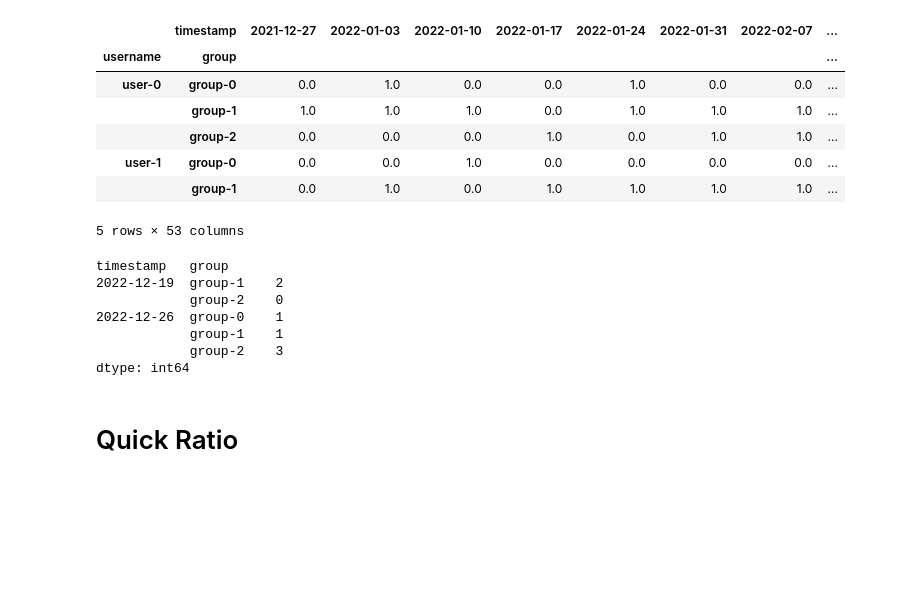
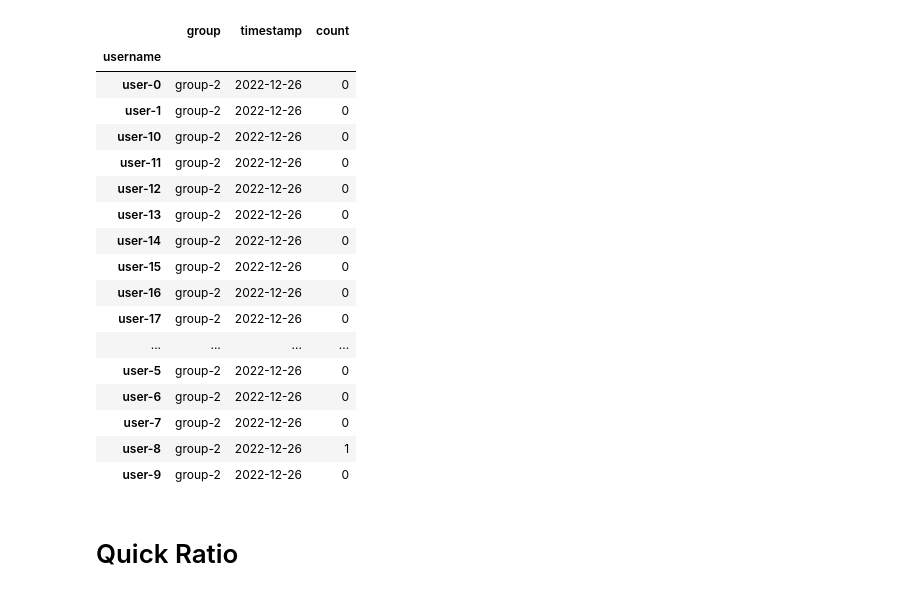
Before and after one commit to hidek84/product-growth-analysis, a Jupyter notebook: product-growth-analysis.ipynb, the cells around one changed output. Cells and saved outputs as stored; diff of their text form; code cells hidden in the pictures; blank space fills up the shorter version.

```diff
--- a/product-growth-analysis.ipynb
+++ b/product-growth-analysis.ipynb
@@ -179,56 +183,75 @@ def get_au1_au2(df, add_column, freq1, freq2):
     ).dropna()[["count"]]
 
 
-def get_lness_df(df, add_column, max_, min_, is_churn=False):
+def get_lness_stacked_df(df, add_column, max_, min_, is_churn=False):
     matrix_df = create_matrix_username_index(df, add_column)
     new_user_mask_df = matrix_df.cumsum(axis=1) > 0
 
     if is_churn:
         matrix_df = (~matrix_df.astype(bool)).astype(int)
     original_df = matrix_df.copy()
     for shift_num in range(1, max_):
         matrix_df += original_df.shift(shift_num, axis=1)
 
     return (
         (new_user_mask_df & (matrix_df >= min_))
         .astype(int)
         .stack()
         .to_frame("count")
         .reset_index()
+    )
+
+
+def get_lness_df(df, add_column, max_, min_, is_churn=False):
+    return (
+        get_lness_stacked_df(df, add_column, max_, min_, is_churn)
         .pivot(index=[COL_TIMESTAMP, add_column], columns=COL_USERNAME, values="count")
         .sum(axis=1)
+    )
+
+
+def get_recent_power_users(df, add_column, max_, min_):
+    base_df = get_lness_stacked_df(df, add_column, max_, min_, False)
+    latest_timestamp = base_df["timestamp"].sort_values().iloc[-1]
+
+    return (
+        base_df[base_df[COL_TIMESTAMP] == latest_timestamp].groupby(COL_USERNAME).max()
     )
 
 
 # Test
 # display(create_matrix_username_index(df, COL_GROUP).head())
 # display(create_matrix_timestamp_index(df, COL_GROUP).head())
 # display(get_new_user_mask(df, COL_GROUP).head())
 # display(get_new_user(df, COL_GROUP).head())
 # display(get_retained_user(df, COL_GROUP).head())
 # display(get_resurrected_user(df, COL_GROUP).head())
 # display(get_churned_user(df, COL_GROUP).head())
 # display(get_continuous_churned_user(df, COL_GROUP).head())
 # display(get_au1_au2(df, COL_GROUP, 'W', '4W').head())
 
-display(create_matrix_username_index(df, COL_GROUP).head())
-get_lness_df(df, COL_GROUP, 2, 2, True).tail()
+# display(create_matrix_username_index(df, COL_GROUP).head())
+get_lness_df(df, COL_GROUP, 2, 2, False)
+get_recent_power_users(df, COL_GROUP, 12, 12)
 # %% [output]
-|  | timestamp | 2021-12-27 | 2022-01-03 | 2022-01-10 | 2022-01-17 | 2022-01-24 | 2022-01-31 | 2022-02-07 | ... |
-| username | group |  |  |  |  |  |  |  | ... |
-| user-0 | group-0 | 0.0 | 1.0 | 0.0 | 0.0 | 1.0 | 0.0 | 0.0 | ... |
-|  | group-1 | 1.0 | 1.0 | 1.0 | 0.0 | 1.0 | 1.0 | 1.0 | ... |
-|  | group-2 | 0.0 | 0.0 | 0.0 | 1.0 | 0.0 | 1.0 | 1.0 | ... |
-| user-1 | group-0 | 0.0 | 0.0 | 1.0 | 0.0 | 0.0 | 0.0 | 0.0 | ... |
-|  | group-1 | 0.0 | 1.0 | 0.0 | 1.0 | 1.0 | 1.0 | 1.0 | ... |
+|  | group | timestamp | count |
+| username |  |  |  |
+| user-0 | group-2 | 2022-12-26 | 0 |
+| user-1 | group-2 | 2022-12-26 | 0 |
+| user-10 | group-2 | 2022-12-26 | 0 |
+| user-11 | group-2 | 2022-12-26 | 0 |
+| user-12 | group-2 | 2022-12-26 | 0 |
+| user-13 | group-2 | 2022-12-26 | 0 |
+| user-14 | group-2 | 2022-12-26 | 0 |
+| user-15 | group-2 | 2022-12-26 | 0 |
+| user-16 | group-2 | 2022-12-26 | 0 |
+| user-17 | group-2 | 2022-12-26 | 0 |
+| ... | ... | ... | ... |
+| user-5 | group-2 | 2022-12-26 | 0 |
+| user-6 | group-2 | 2022-12-26 | 0 |
+| user-7 | group-2 | 2022-12-26 | 0 |
+| user-8 | group-2 | 2022-12-26 | 1 |
+| user-9 | group-2 | 2022-12-26 | 0 |
-5 rows × 53 columns
-timestamp   group
-2022-12-19  group-1    2
-            group-2    0
-2022-12-26  group-0    1
-            group-1    1
-            group-2    3
-dtype: int64
 # %% [markdown]
 # Quick Ratio
 # %%
```
Also changed, not shown: parts of 5 cells of this notebook.
